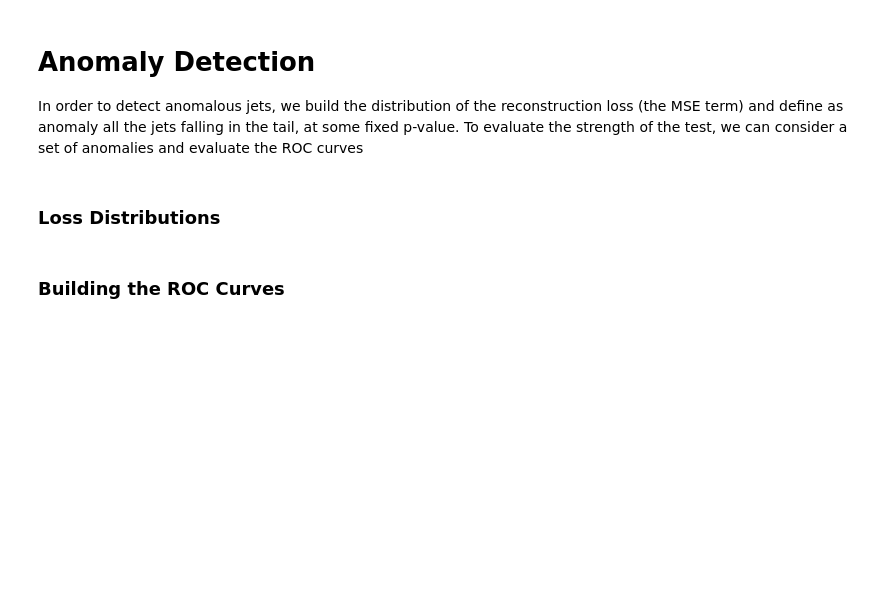
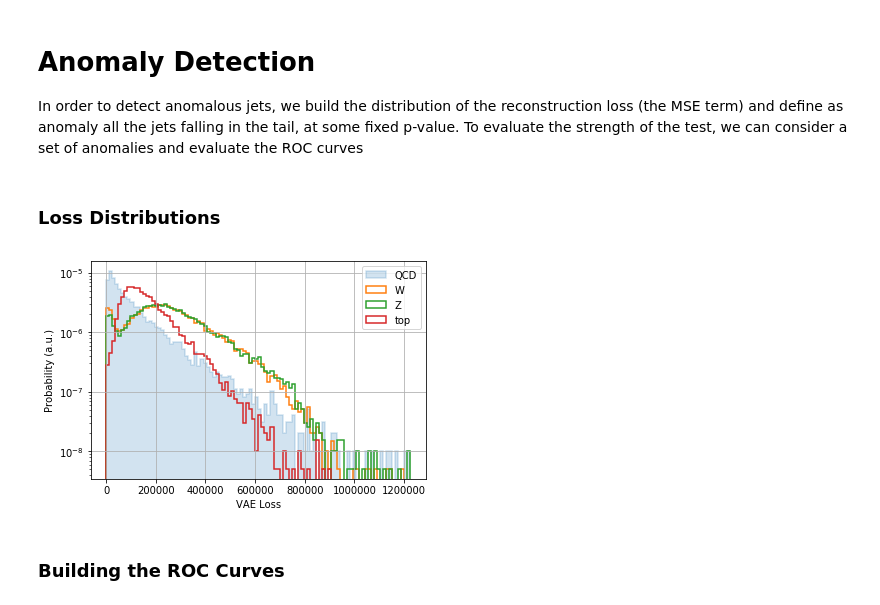
Before and after one commit to pierinim/tutorials, a Jupyter notebook: RTA_Workshop/VAE_AnomalyDetection.ipynb, the cells around one changed output. Saved outputs shown, nothing was run; the diff lists cells and outputs as text; code cells hidden in the pictures; blank space fills up the shorter version.

```diff
--- a/RTA_Workshop/VAE_AnomalyDetection.ipynb
+++ b/RTA_Workshop/VAE_AnomalyDetection.ipynb
@@ -271,18 +350,20 @@ for i in range(len(labels)):
 # %%
 maxScore = np.max(lossQCD)
 # plot QCD
 plt.figure()
 plt.hist(lossQCD, bins=100, label='QCD', density=True, range=(0, maxScore),
-         histtype='step', fill=False, linewidth=1.5)
+         histtype='step', fill=True, alpha=0.2, linewidth=1.5)
 for i in range(len(labels)):
     plt.hist(loss_anomaly[i], bins=100, label=labels[i], density=True, range=(0, maxScore),
             histtype='step', fill=False, linewidth=1.5)
 plt.semilogy()
 plt.xlabel("VAE Loss")
 plt.ylabel("Probability (a.u.)")
 plt.grid(True)
 plt.legend(loc='upper right')
 plt.show()
+# %% [output]
+[figure, added]
 # %% [markdown]
 ### Building the ROC Curves
 # %%
```
Also changed, not shown: parts of 18 cells of this notebook.
